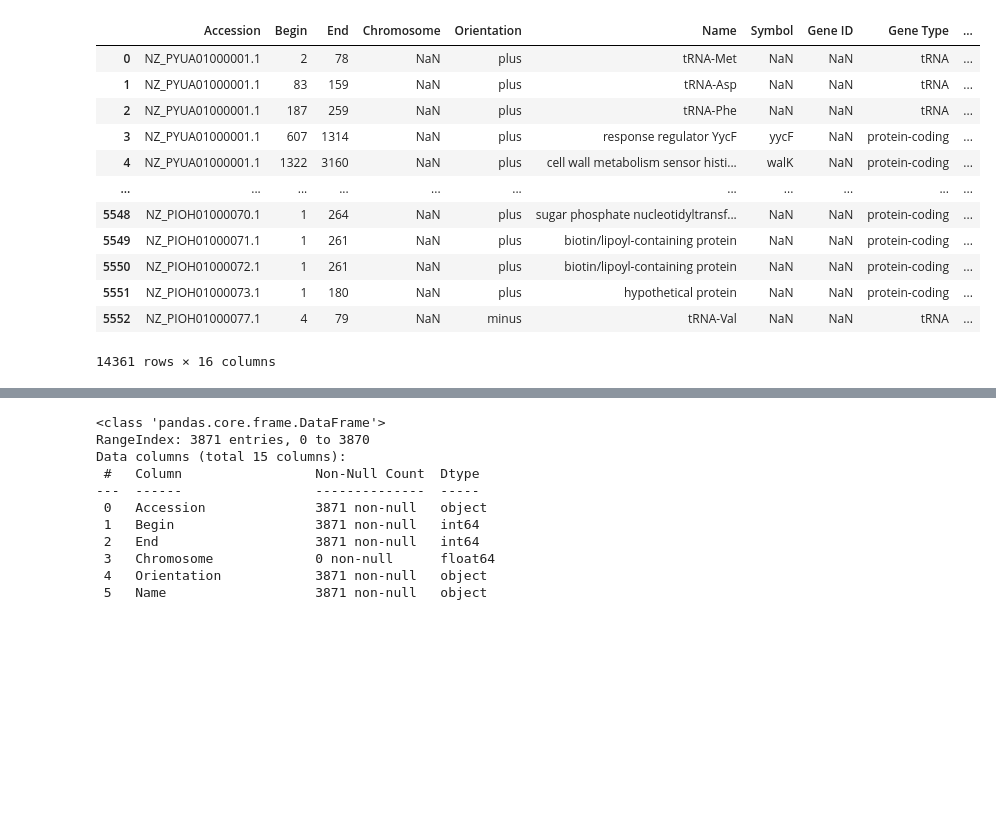
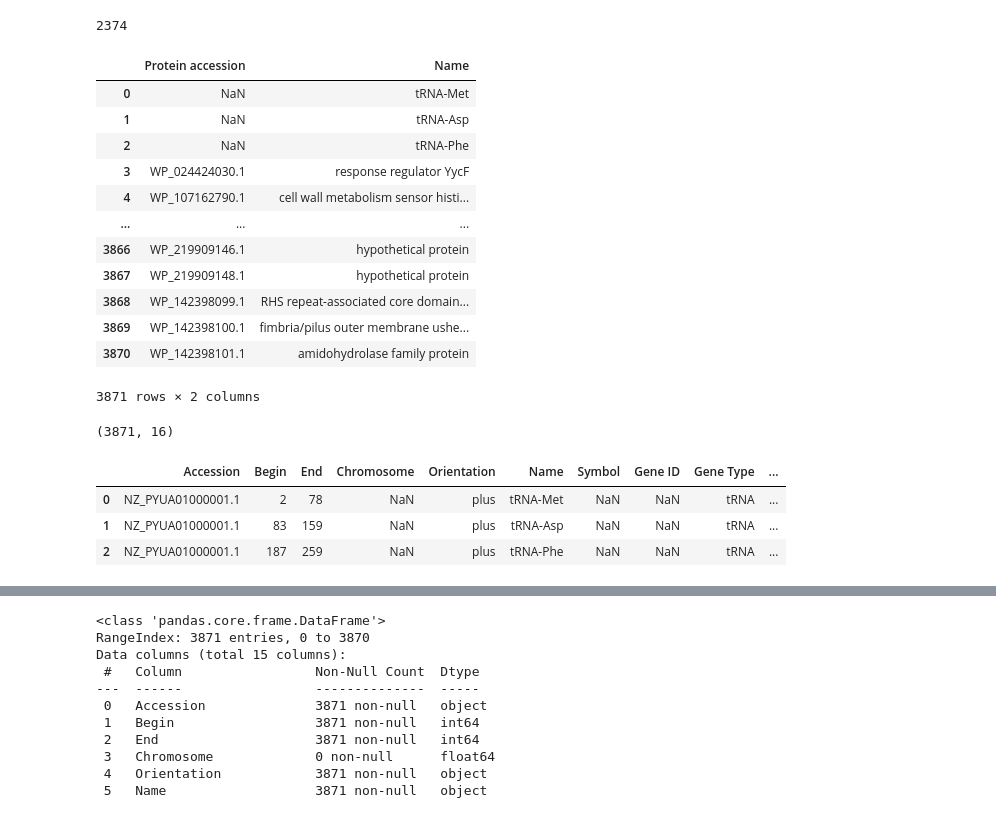
Before and after one commit to ayaramis/Portfolio, a Jupyter notebook: pgpb/pgpb.ipynb, the cells around one changed output, grey strips where cells are left out. Cells and saved outputs as stored; diff of their text form; code cells hidden in the pictures; blank space fills up the shorter version.

```diff
--- a/pgpb/pgpb.ipynb
+++ b/pgpb/pgpb.ipynb
@@ -16,19 +27,34 @@ df2['Bacteria'] = 'Klebsiella sp. B-Nf7 ASM281047v1 (GCF_002810475.1)'
+# %%
+df.Name.nunique()
+# %% [output]
+2374
+# %%
+df[['Protein accession', 'Name']]
+# %% [output]
+|  | Protein accession | Name |
+| 0 | NaN | tRNA-Met |
+| 1 | NaN | tRNA-Asp |
+| 2 | NaN | tRNA-Phe |
+| 3 | WP_024424030.1 | response regulator YycF |
+| 4 | WP_107162790.1 | cell wall metabolism sensor histi... |
+| ... | ... | ... |
+| 3866 | WP_219909146.1 | hypothetical protein |
+| 3867 | WP_219909148.1 | hypothetical protein |
+| 3868 | WP_142398099.1 | RHS repeat-associated core domain... |
+| 3869 | WP_142398100.1 | fimbria/pilus outer membrane ushe... |
+| 3870 | WP_142398101.1 | amidohydrolase family protein |
+3871 rows × 2 columns
+# %%
+df.shape
+# %% [output]
+(3871, 16)
 # %%
-pd.concat([df,df1,df2], axis=0)
+pd.concat([df,df1,df2], axis=0).head(3)
 # %% [output]
 |  | Accession | Begin | End | Chromosome | Orientation | Name | Symbol | Gene ID | Gene Type | ... |
 | 0 | NZ_PYUA01000001.1 | 2 | 78 | NaN | plus | tRNA-Met | NaN | NaN | tRNA | ... |
 | 1 | NZ_PYUA01000001.1 | 83 | 159 | NaN | plus | tRNA-Asp | NaN | NaN | tRNA | ... |
 | 2 | NZ_PYUA01000001.1 | 187 | 259 | NaN | plus | tRNA-Phe | NaN | NaN | tRNA | ... |
-| 3 | NZ_PYUA01000001.1 | 607 | 1314 | NaN | plus | response regulator YycF | yycF | NaN | protein-coding | ... |
-| 4 | NZ_PYUA01000001.1 | 1322 | 3160 | NaN | plus | cell wall metabolism sensor histi... | walK | NaN | protein-coding | ... |
-| ... | ... | ... | ... | ... | ... | ... | ... | ... | ... | ... |
-| 5548 | NZ_PIOH01000070.1 | 1 | 264 | NaN | plus | sugar phosphate nucleotidyltransf... | NaN | NaN | protein-coding | ... |
-| 5549 | NZ_PIOH01000071.1 | 1 | 261 | NaN | plus | biotin/lipoyl-containing protein | NaN | NaN | protein-coding | ... |
-| 5550 | NZ_PIOH01000072.1 | 1 | 261 | NaN | plus | biotin/lipoyl-containing protein | NaN | NaN | protein-coding | ... |
-| 5551 | NZ_PIOH01000073.1 | 1 | 180 | NaN | plus | hypothetical protein | NaN | NaN | protein-coding | ... |
-| 5552 | NZ_PIOH01000077.1 | 4 | 79 | NaN | minus | tRNA-Val | NaN | NaN | tRNA | ... |
-14361 rows × 16 columns
 # %%
 df.columns
 # %% [output]
```
Also changed, not shown: parts of 3 cells of this notebook.
